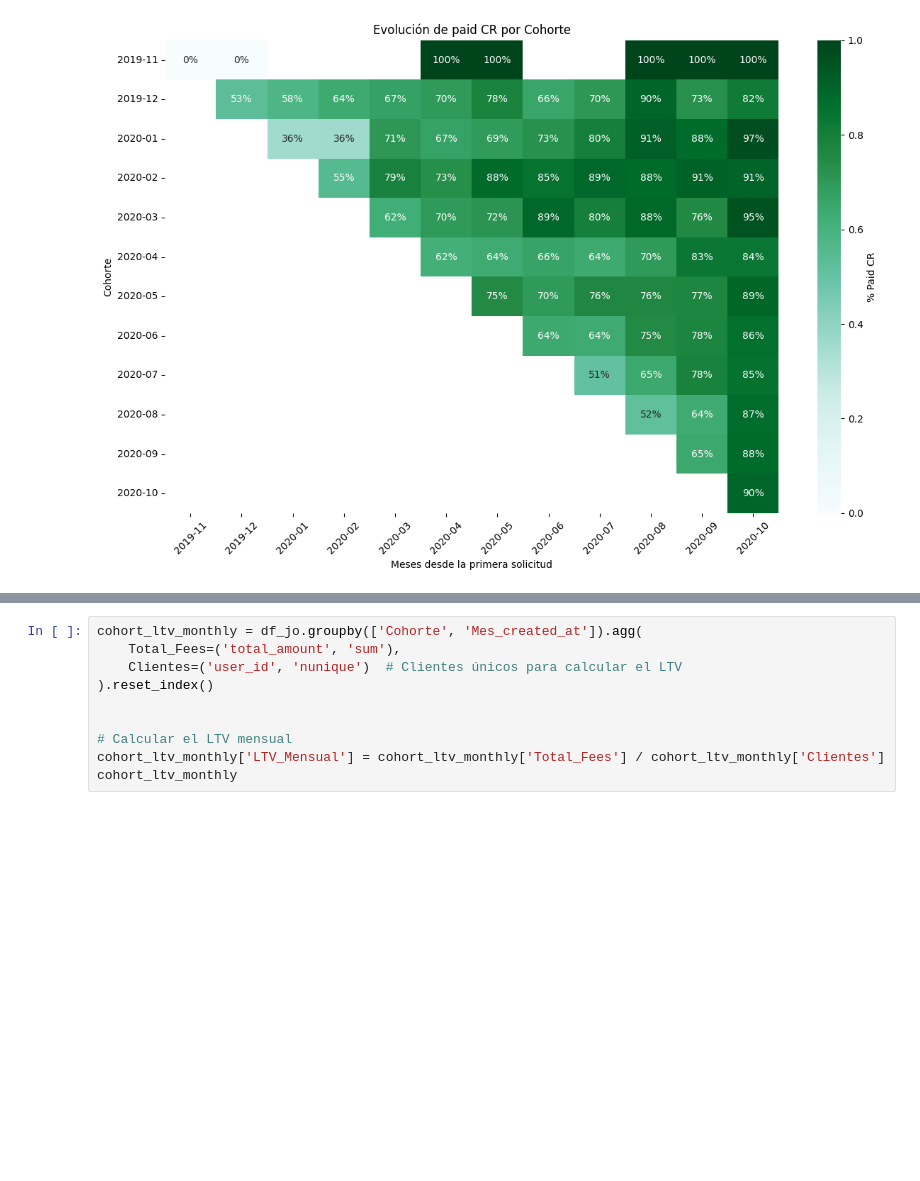
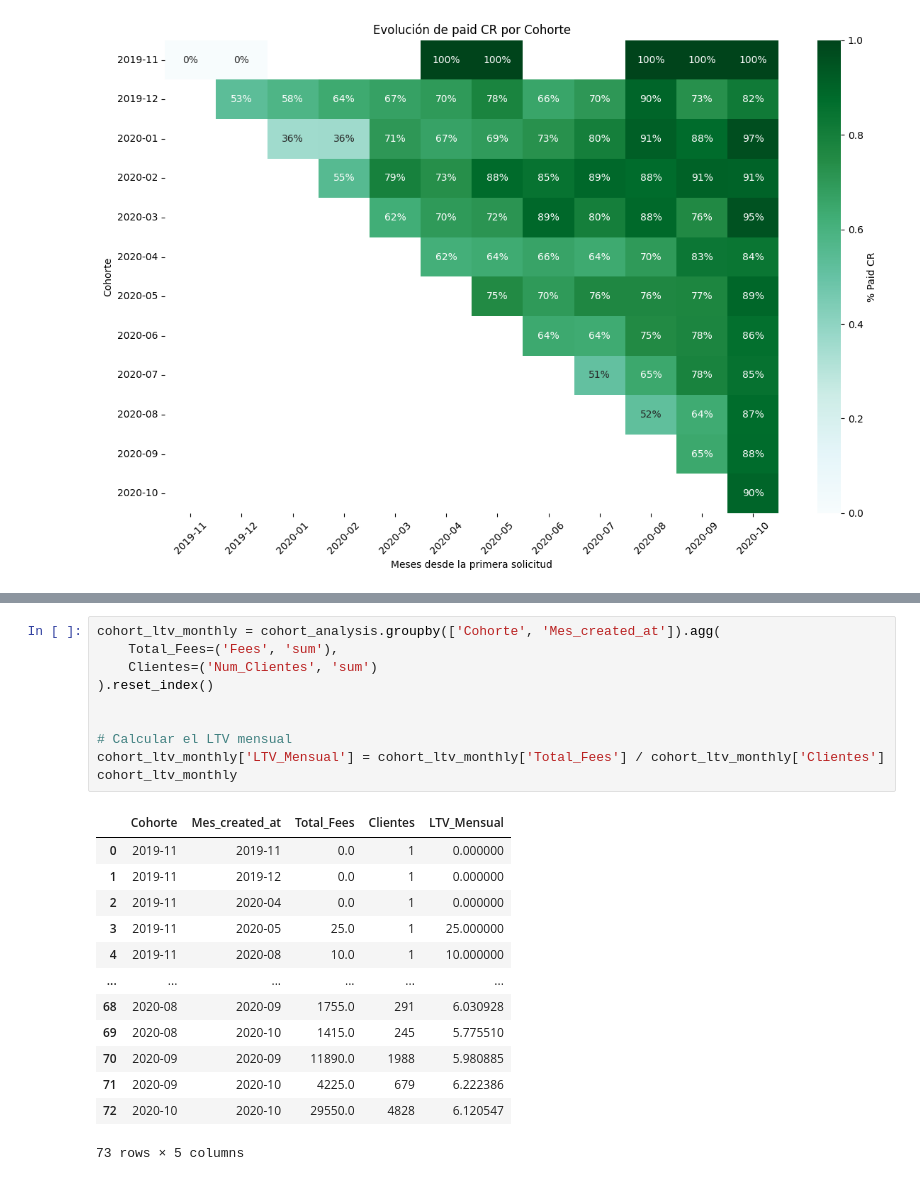
Before and after one commit to albagd77/Pasta-Loca---Proyecto-para-curso-Data-Scientist-UOC, a Jupyter notebook: analysis_ale.ipynb, the cells around one changed output, grey strips where cells are left out. Saved outputs shown, nothing was run; the diff lists cells and outputs as text; blank space fills up the shorter version.

```diff
--- a/analysis_ale.ipynb
+++ b/analysis_ale.ipynb
@@ -279,13 +310,27 @@ plt.show()
 # %%
-cohort_ltv_monthly = df_jo.groupby(['Cohorte', 'Mes_created_at']).agg(
-    Total_Fees=('total_amount', 'sum'),
-    Clientes=('user_id', 'nunique')  # Clientes únicos para calcular el LTV
+cohort_ltv_monthly = cohort_analysis.groupby(['Cohorte', 'Mes_created_at']).agg(
+    Total_Fees=('Fees', 'sum'),
+    Clientes=('Num_Clientes', 'sum')
 ).reset_index()
 
 
 # Calcular el LTV mensual
 cohort_ltv_monthly['LTV_Mensual'] = cohort_ltv_monthly['Total_Fees'] / cohort_ltv_monthly['Clientes']
 cohort_ltv_monthly
+# %% [output]
+|  | Cohorte | Mes_created_at | Total_Fees | Clientes | LTV_Mensual |
+| 0 | 2019-11 | 2019-11 | 0.0 | 1 | 0.000000 |
+| 1 | 2019-11 | 2019-12 | 0.0 | 1 | 0.000000 |
+| 2 | 2019-11 | 2020-04 | 0.0 | 1 | 0.000000 |
+| 3 | 2019-11 | 2020-05 | 25.0 | 1 | 25.000000 |
+| 4 | 2019-11 | 2020-08 | 10.0 | 1 | 10.000000 |
+| ... | ... | ... | ... | ... | ... |
+| 68 | 2020-08 | 2020-09 | 1755.0 | 291 | 6.030928 |
+| 69 | 2020-08 | 2020-10 | 1415.0 | 245 | 5.775510 |
+| 70 | 2020-09 | 2020-09 | 11890.0 | 1988 | 5.980885 |
+| 71 | 2020-09 | 2020-10 | 4225.0 | 679 | 6.222386 |
+| 72 | 2020-10 | 2020-10 | 29550.0 | 4828 | 6.120547 |
+73 rows × 5 columns
 # %%
 # Reorganizar los datos en una matriz para el heatmap
 ltv_matrix = cohort_ltv_monthly.pivot(index='Cohorte', columns='Mes_created_at', values='LTV_Mensual')
```
Also changed, not shown: parts of 16 cells of this notebook, 6 other files.
